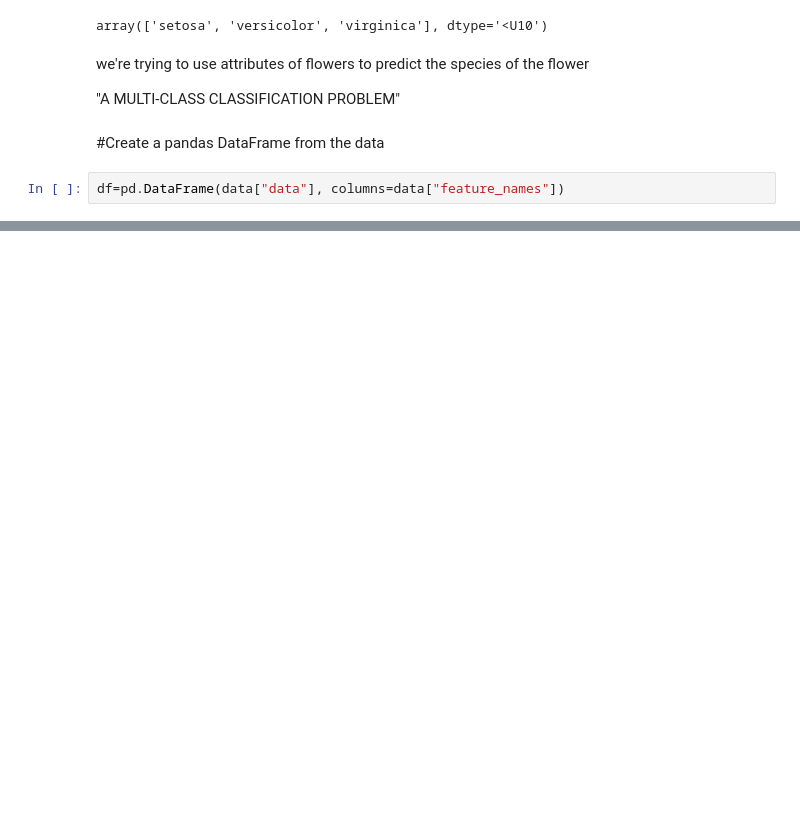
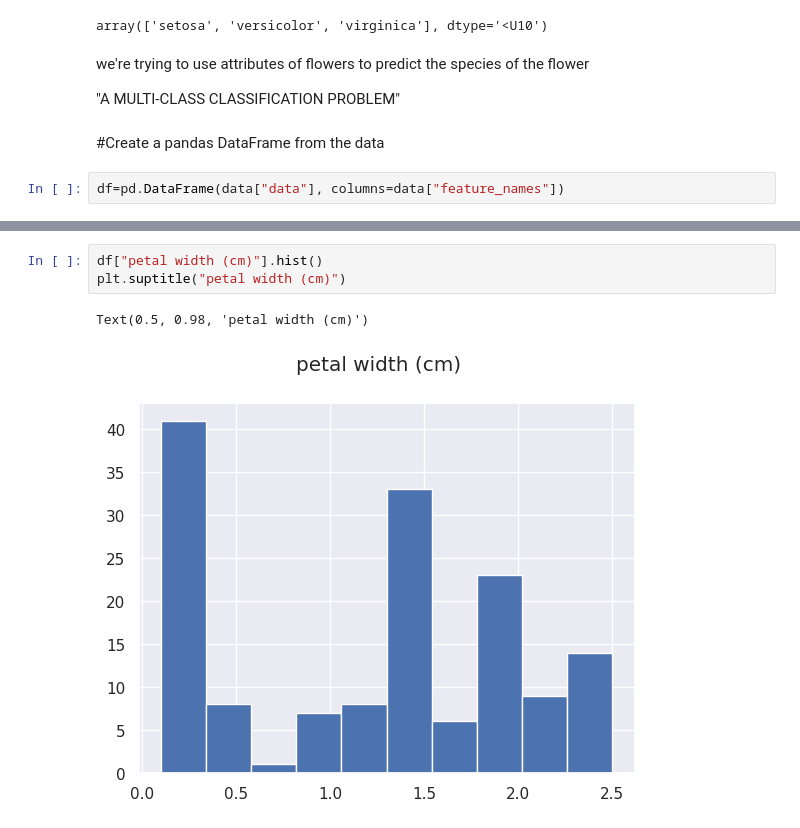
Before and after one commit to NetizenCodes/-netizen-ai-notebook, a Jupyter notebook: ML_iris_flower_project.ipynb, the cells around one changed output, grey strips where cells are left out. Saved outputs shown, nothing was run; the diff lists cells and outputs as text; blank space fills up the shorter version.

```diff
--- a/ML_iris_flower_project.ipynb
+++ b/ML_iris_flower_project.ipynb
@@ -79,0 +138,6 @@ df=pd.DataFrame(data["data"], columns=data["feature_names"])
+# %%
+df["petal width (cm)"].hist()
+plt.suptitle("petal width (cm)")
+# %% [output]
+Text(0.5, 0.98, 'petal width (cm)')
+[figure, added]
```
Also changed, not shown: parts of 15 cells of this notebook.
